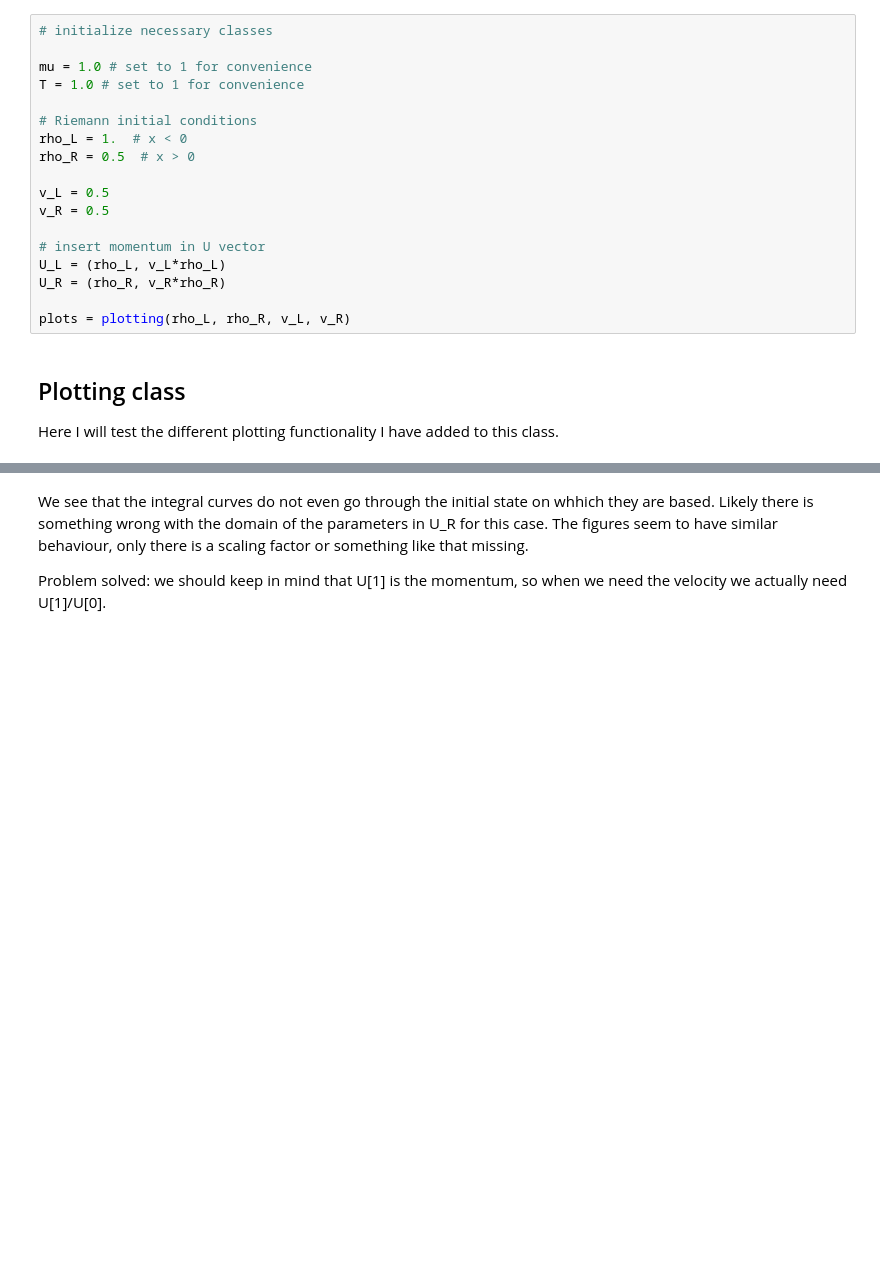
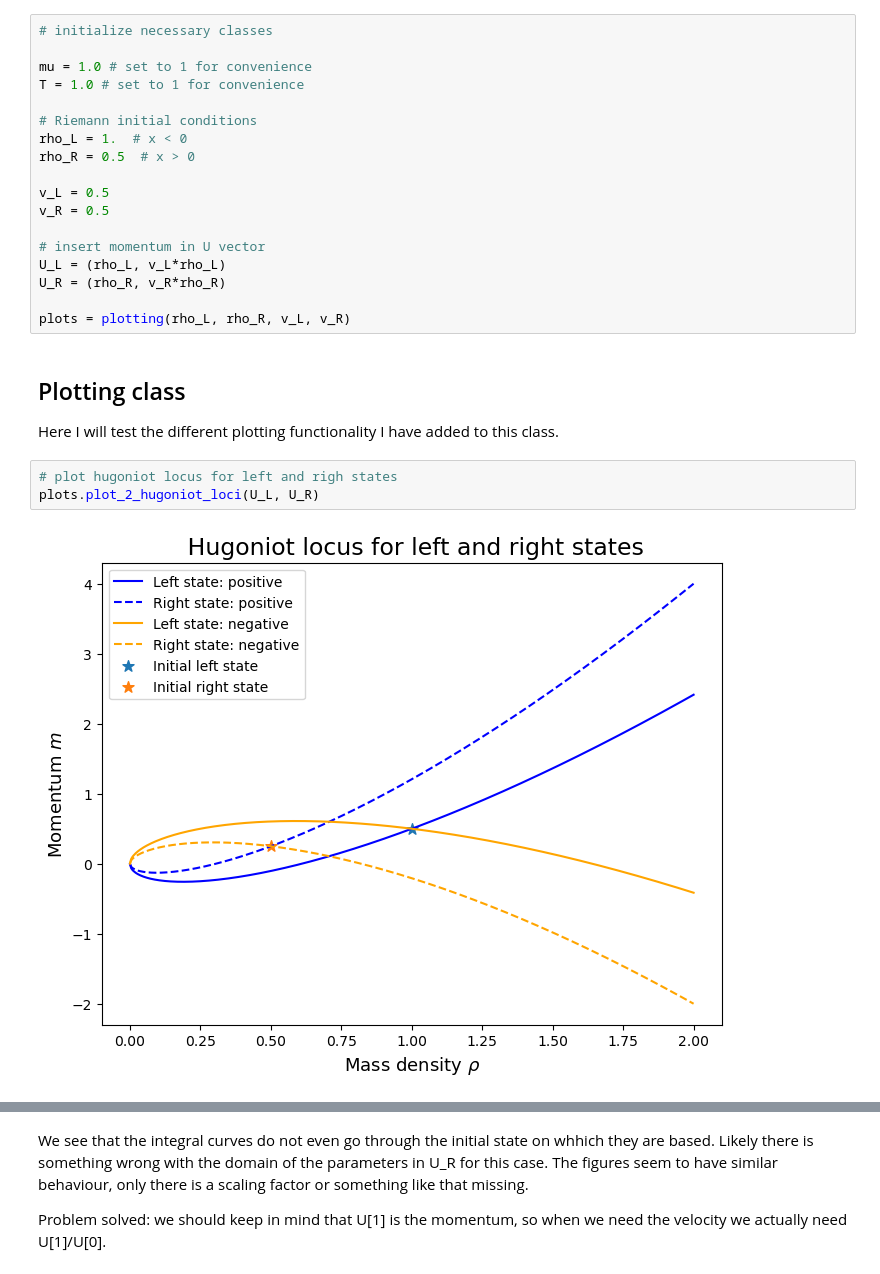
Before and after one commit to BertDepoorter/Individual_CMfAA, a Jupyter notebook: debugging.ipynb, the cells around one changed output, grey strips where cells are left out. Cells and saved outputs as stored; diff of their text form; blank space fills up the shorter version.

Commit message:
add figure

```diff
--- a/debugging.ipynb
+++ b/debugging.ipynb
@@ -32,6 +32,11 @@ plots = plotting(rho_L, rho_R, v_L, v_R)
 # %% [markdown]
 ## Plotting class
 Here I will test the different plotting functionality I have added to this class.
+# %%
+# plot hugoniot locus for left and righ states
+plots.plot_2_hugoniot_loci(U_L, U_R)
+# %% [output]
+[figure, added]
 # %%
 # we plot the Hugoniot locus for a given state U
 title = "Hugoniot locus left"
```
Also changed, not shown: parts of 9 cells of this notebook, 1 other file.
